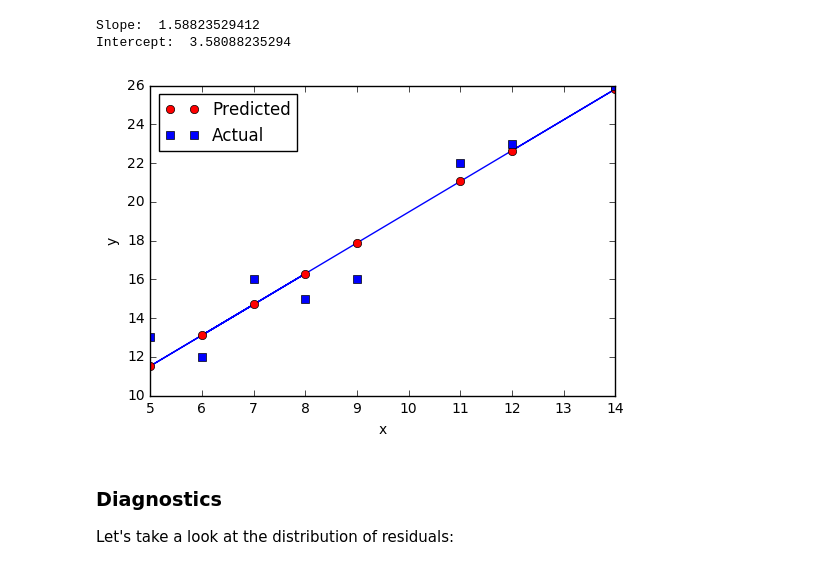
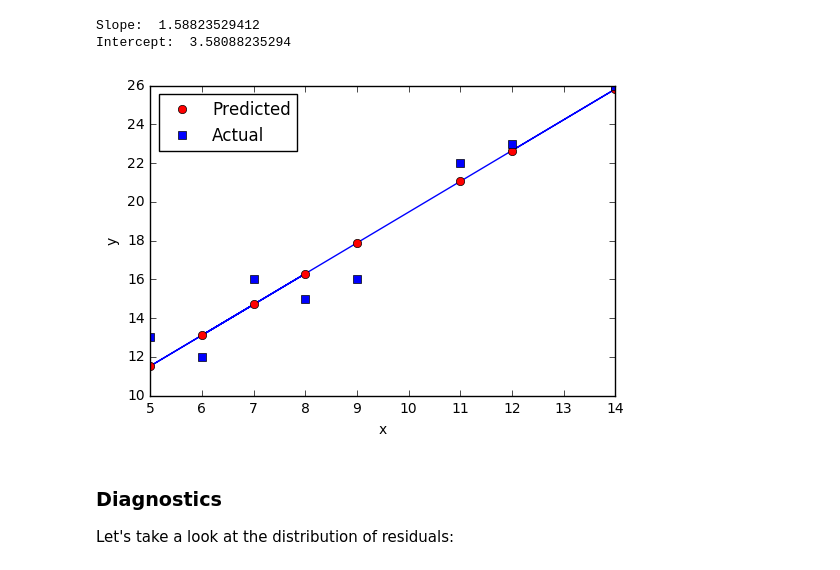
Before and after one commit to koelyl/Toy-Regression, a Jupyter notebook: Linear Regression.ipynb, the cells around one changed output. Saved outputs shown, nothing was run; the diff lists cells and outputs as text; code cells hidden in the pictures.

Commit message:
Remove extra legend markers

```diff
--- a/Linear Regression.ipynb
+++ b/Linear Regression.ipynb
@@ -90,13 +90,13 @@ y_hats = predictions(x, slope, intercept)
 # %%
 plt.plot(x, y_hats)
 predicted, = plt.plot(x, y_hats, 'ro', label='Predicted')
 actual, = plt.plot(x, y, 'bs', label='Actual')
 plt.ylabel('y')
 plt.xlabel('x')
-plt.legend(handles=[predicted, actual], loc=2)
+plt.legend(handles=[predicted, actual], loc=2, numpoints = 1)
 plt.show()
 # %% [output]
-[figure, old version]
+[figure, new version]
 # %% [markdown]
 ### Diagnostics
 Let's take a look at the distribution of residuals:
```
